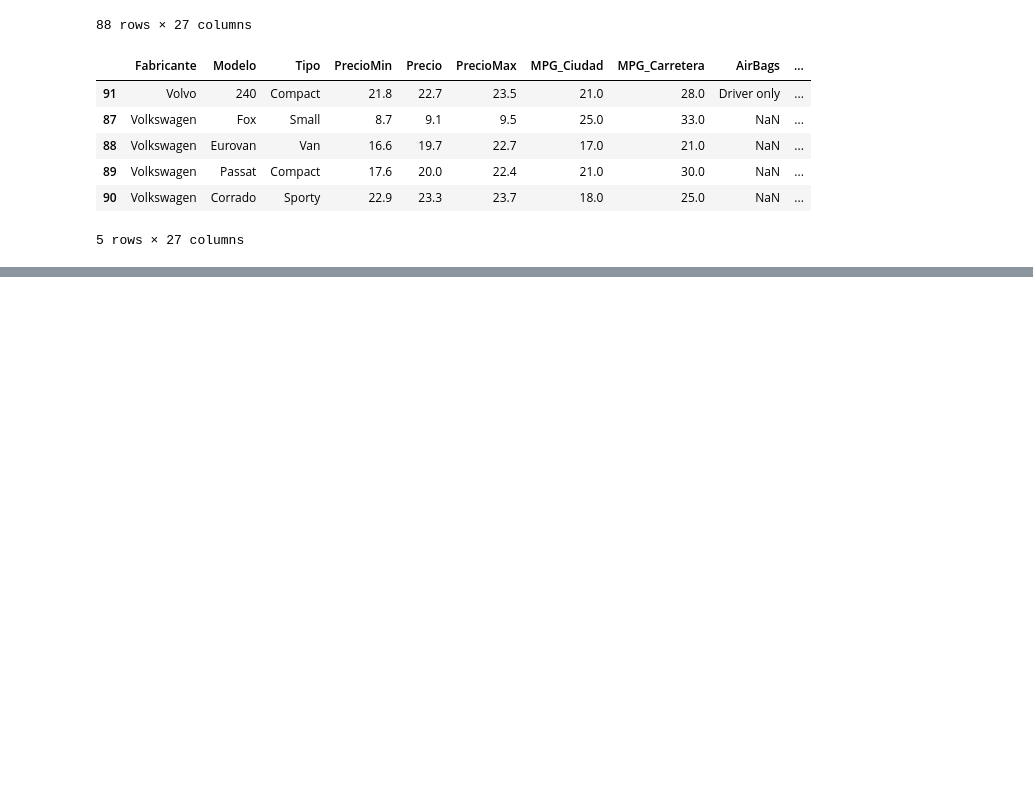
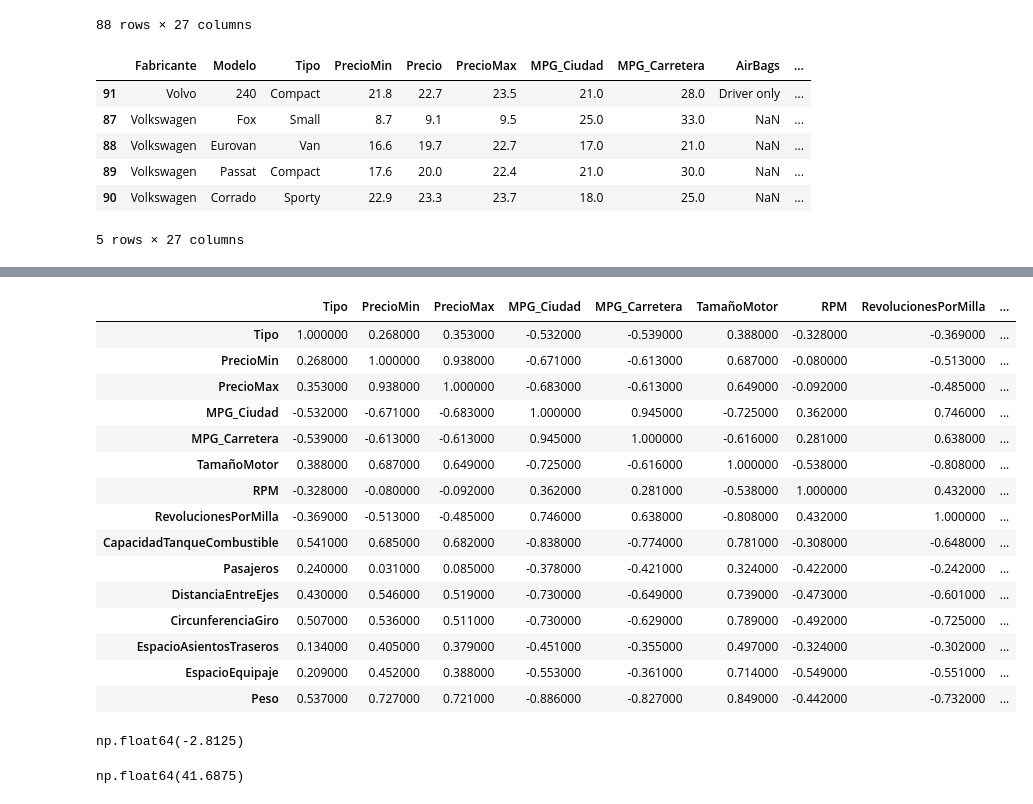
Before and after one commit to AngelTroncoso/BigDataConPython, a Jupyter notebook: BigDataPython.ipynb, the cells around one changed output, grey strips where cells are left out. Drawn from its saved outputs; the diff is of its cells as text; code cells hidden in the pictures; blank space fills up the shorter version.

```diff
--- a/BigDataPython.ipynb
+++ b/BigDataPython.ipynb
@@ -395,0 +494,20 @@ dtype: float64
+# %%
+corr = round(correlation_matrix,3)
+corr.style.background_gradient()
+# %% [output]
+|  | Tipo | PrecioMin | PrecioMax | MPG_Ciudad | MPG_Carretera | TamañoMotor | RPM | RevolucionesPorMilla | ... |
+| Tipo | 1.000000 | 0.268000 | 0.353000 | -0.532000 | -0.539000 | 0.388000 | -0.328000 | -0.369000 | ... |
+| PrecioMin | 0.268000 | 1.000000 | 0.938000 | -0.671000 | -0.613000 | 0.687000 | -0.080000 | -0.513000 | ... |
+| PrecioMax | 0.353000 | 0.938000 | 1.000000 | -0.683000 | -0.613000 | 0.649000 | -0.092000 | -0.485000 | ... |
+| MPG_Ciudad | -0.532000 | -0.671000 | -0.683000 | 1.000000 | 0.945000 | -0.725000 | 0.362000 | 0.746000 | ... |
+| MPG_Carretera | -0.539000 | -0.613000 | -0.613000 | 0.945000 | 1.000000 | -0.616000 | 0.281000 | 0.638000 | ... |
+| TamañoMotor | 0.388000 | 0.687000 | 0.649000 | -0.725000 | -0.616000 | 1.000000 | -0.538000 | -0.808000 | ... |
+| RPM | -0.328000 | -0.080000 | -0.092000 | 0.362000 | 0.281000 | -0.538000 | 1.000000 | 0.432000 | ... |
+| RevolucionesPorMilla | -0.369000 | -0.513000 | -0.485000 | 0.746000 | 0.638000 | -0.808000 | 0.432000 | 1.000000 | ... |
+| CapacidadTanqueCombustible | 0.541000 | 0.685000 | 0.682000 | -0.838000 | -0.774000 | 0.781000 | -0.308000 | -0.648000 | ... |
+| Pasajeros | 0.240000 | 0.031000 | 0.085000 | -0.378000 | -0.421000 | 0.324000 | -0.422000 | -0.242000 | ... |
+| DistanciaEntreEjes | 0.430000 | 0.546000 | 0.519000 | -0.730000 | -0.649000 | 0.739000 | -0.473000 | -0.601000 | ... |
+| CircunferenciaGiro | 0.507000 | 0.536000 | 0.511000 | -0.730000 | -0.629000 | 0.789000 | -0.492000 | -0.725000 | ... |
+| EspacioAsientosTraseros | 0.134000 | 0.405000 | 0.379000 | -0.451000 | -0.355000 | 0.497000 | -0.324000 | -0.302000 | ... |
+| EspacioEquipaje | 0.209000 | 0.452000 | 0.388000 | -0.553000 | -0.361000 | 0.714000 | -0.549000 | -0.551000 | ... |
+| Peso | 0.537000 | 0.727000 | 0.721000 | -0.886000 | -0.827000 | 0.849000 | -0.442000 | -0.732000 | ... |
@@ -395,0 +523,8 @@ dtype: float64
+# %%
+umbralinferior
+# %% [output]
+np.float64(-2.8125)
+# %%
+umbralsuperior
+# %% [output]
+np.float64(41.6875)
```
Also changed, not shown: parts of 34 cells of this notebook.
